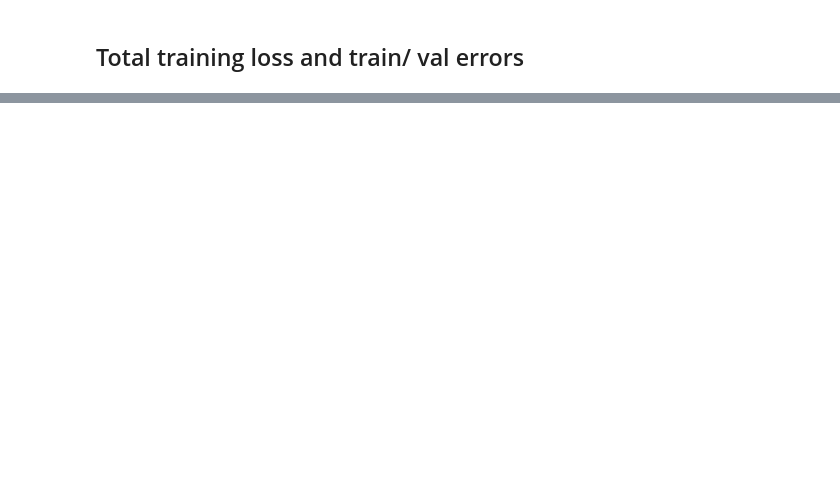
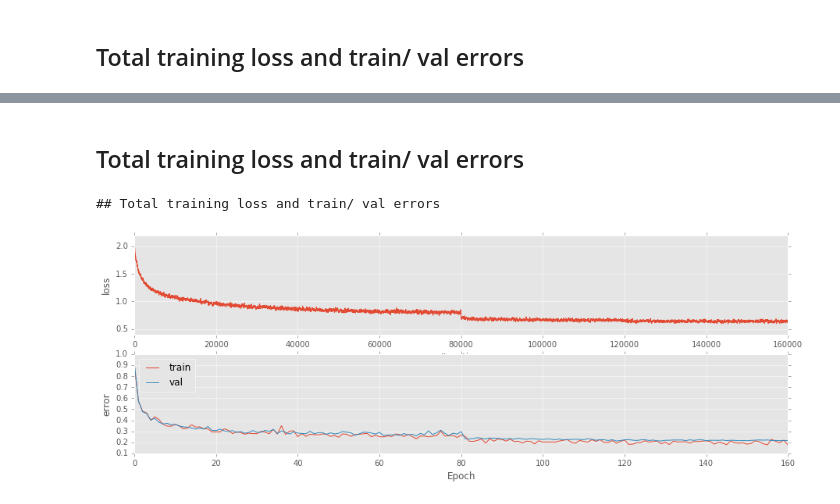
Before and after one commit to KEVINLEE315/deep-residual-networks-pyfunt, a Jupyter notebook: ResNet.ipynb, the cells around one changed output, grey strips where cells are left out. Saved outputs shown, nothing was run; the diff lists cells and outputs as text; code cells hidden in the pictures; blank space fills up the shorter version.

```diff
--- a/ResNet.ipynb
+++ b/ResNet.ipynb
@@ -317,0 +174,9 @@ plt.imshow(grid.astype('uint8'))
+# %% [markdown]
+## Total training loss and train/ val errors
+# %%
+loss, tr_err, val_err = results_for_exp(2)
+# %%
+show_all(loss, tr_err, val_err)
+# %% [output]
+## Total training loss and train/ val errors
+[figure, added]
```
Also changed, not shown: parts of 71 cells of this notebook.
